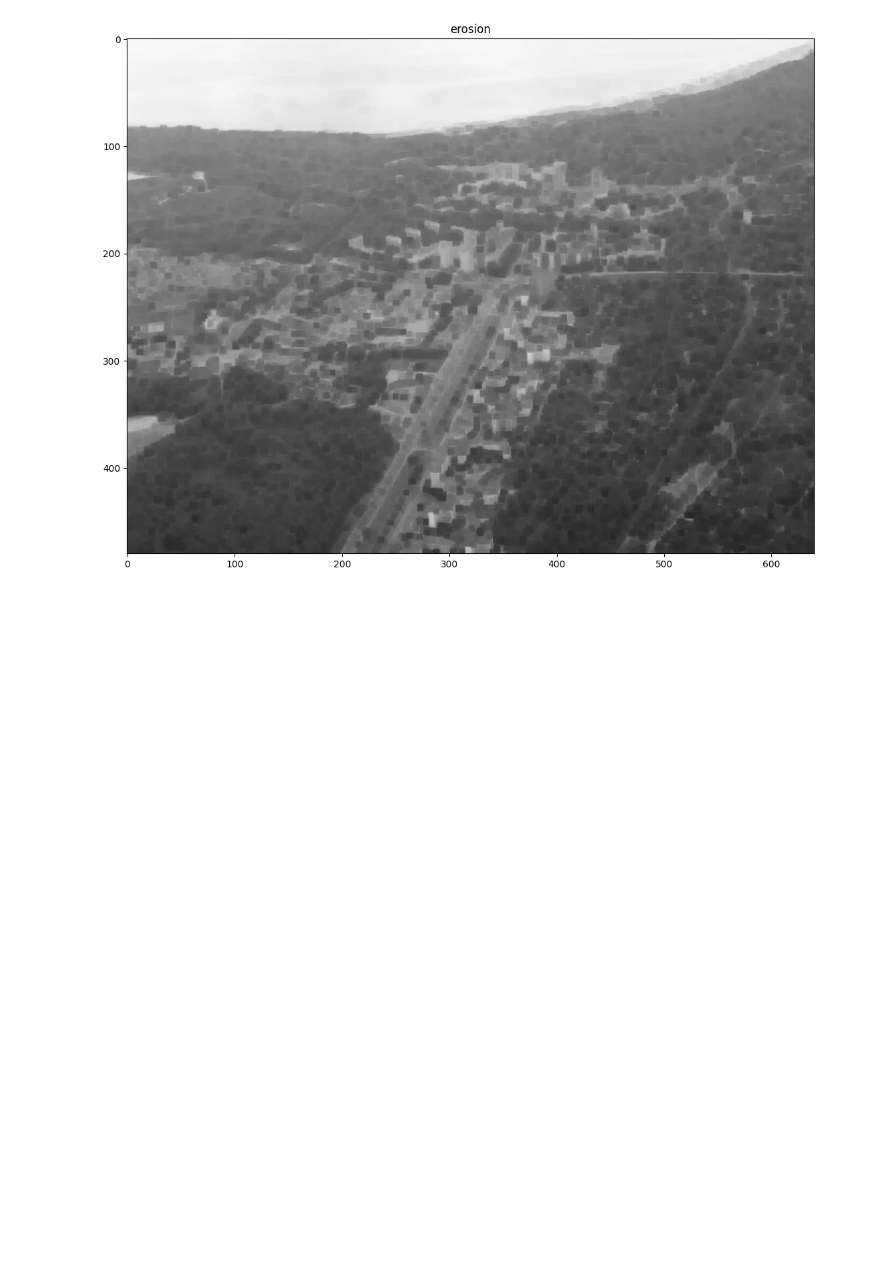
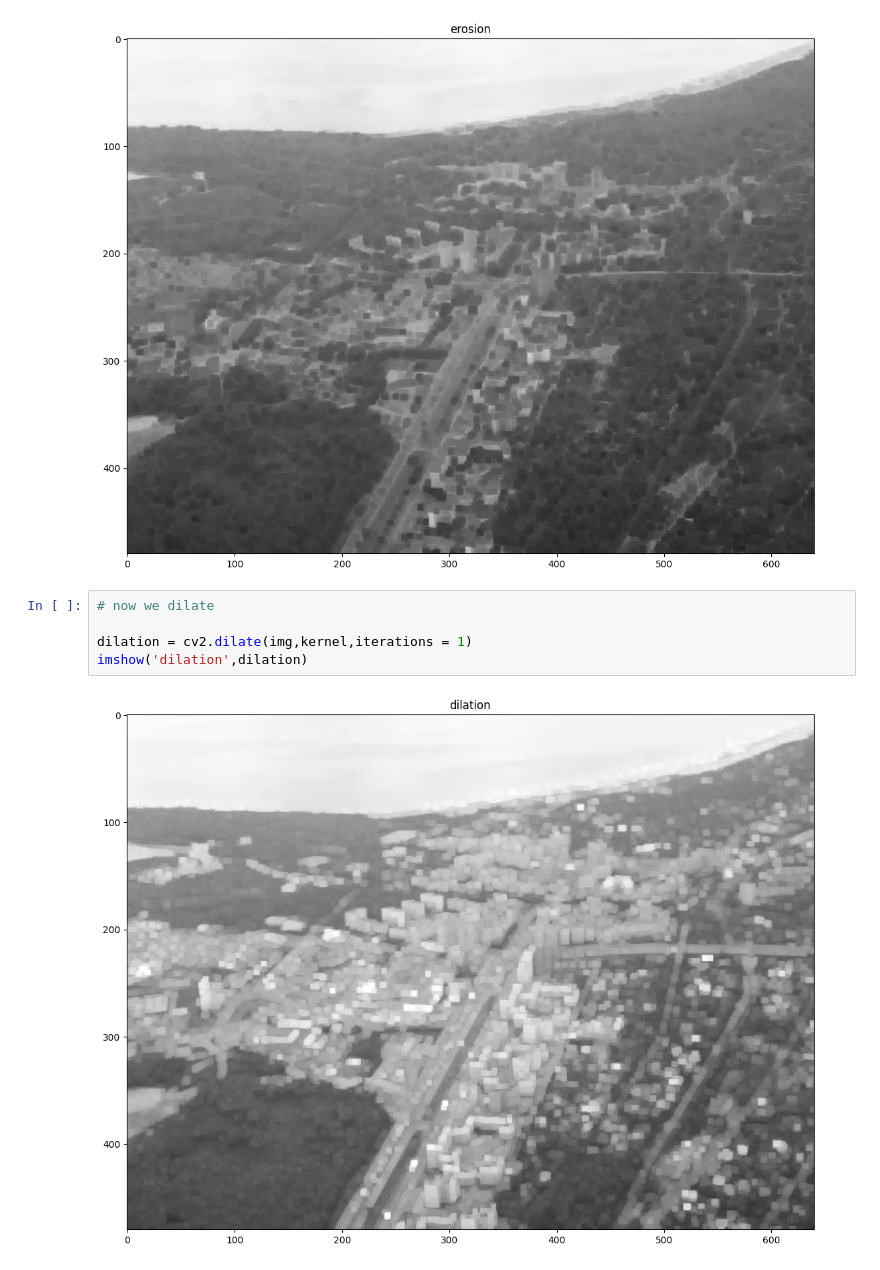
Before and after one commit to maxprogrammer007/Computer-Vision, a Jupyter notebook: 01_Image_Operations/10_dilation_erosion_edge_detection.ipynb, the cells around one changed output. Cells and saved outputs as stored; diff of their text form; blank space fills up the shorter version.

```diff
--- a/01_Image_Operations/10_dilation_erosion_edge_detection.ipynb
+++ b/01_Image_Operations/10_dilation_erosion_edge_detection.ipynb
@@ -33,3 +33,10 @@ erosion = cv2.erode(img,kernel,iterations = 1)
 imshow('erosion',erosion)
 # %% [output]
 [figure]
+# %%
+# now we dilate
+
+dilation = cv2.dilate(img,kernel,iterations = 1)
+imshow('dilation',dilation)
+# %% [output]
+[figure, added]
```
